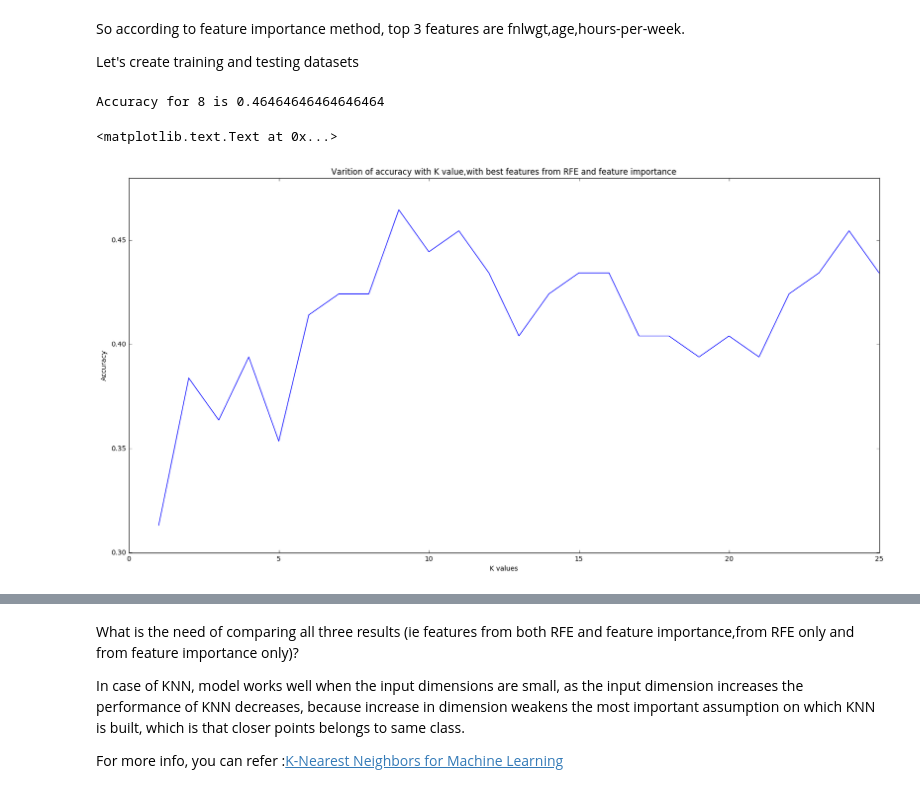
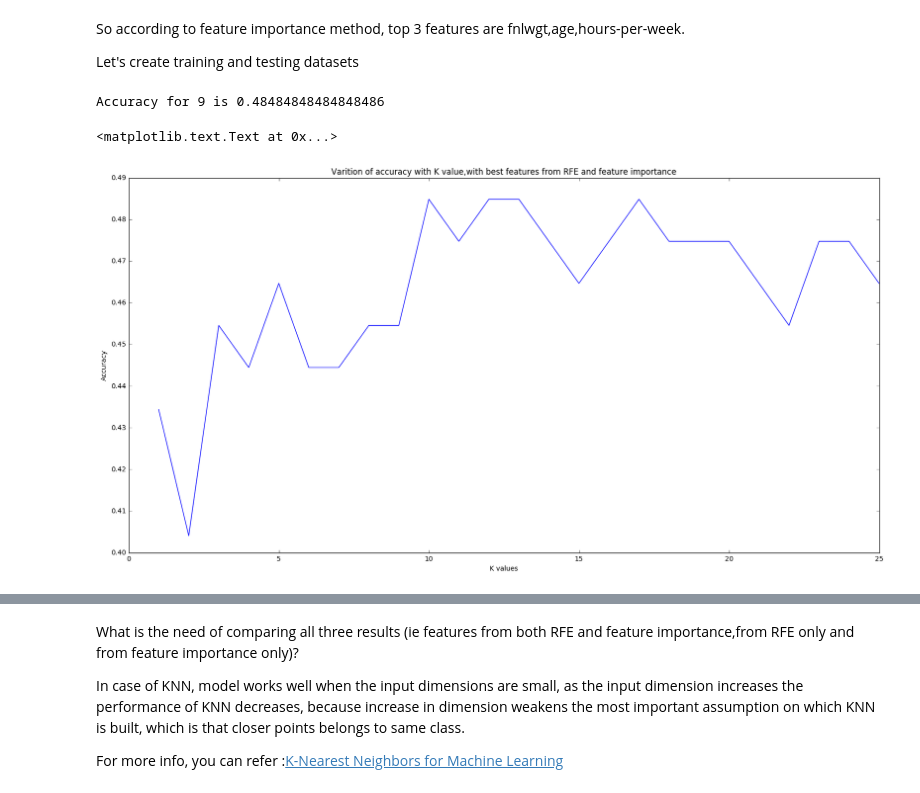
Before and after one commit to aguijarro/K-Nearest-Neighbors, a Jupyter notebook: Source-Modify.ipynb, the cells around one changed output, grey strips where cells are left out. Drawn from its saved outputs; the diff is of its cells as text; code cells hidden in the pictures.

```diff
--- a/Source-Modify.ipynb
+++ b/Source-Modify.ipynb
@@ -266,34 +260,34 @@ So according to feature importance method, top 3 features are fnlwgt,age,hours-p
 Let's create training and testing datasets
 # %%
 #updating features: combining best features from both RFE and feature importance
-features = features[['school','Medu','internet','absences','Fedu','Pstatus']]
+features = features[['school','Medu','internet','Fjob','age','Fedu']]
 
 #here we have consider best features from both RFE and feature importance results
 
 #spliting data into train and test data
 X_train,X_test,y_train,y_test = train_test_split(features,target,random_state = 12)
 
 from sklearn.neighbors import KNeighborsClassifier
 
 k_values = np.arange(1,26)
 scores = []
 
 for i in k_values:
     clf = KNeighborsClassifier(n_neighbors=i)
     clf.fit(X_train,y_train)
     y_predict = clf.predict(X_test)
     scores.append(metrics.accuracy_score(y_test,y_predict))
 
 print("Accuracy for {} is {}".format(np.argmax(scores),max(scores)))
 
 plt.plot(np.arange(1,26),scores)
 plt.title('Varition of accuracy with K value,with best features from RFE and feature importance')
 plt.xlabel('K values')
 plt.ylabel('Accuracy')
 # %% [output]
-Accuracy for 8 is 0.46464646464646464
+Accuracy for 9 is 0.48484848484848486
 <matplotlib.text.Text at 0x...>
-[figure, old version]
+[figure, new version]
 # %%
 #Let's update features with the results of RFE and evaluate how
 #accuracy varies
```
Also changed, not shown: parts of 7 cells of this notebook.
